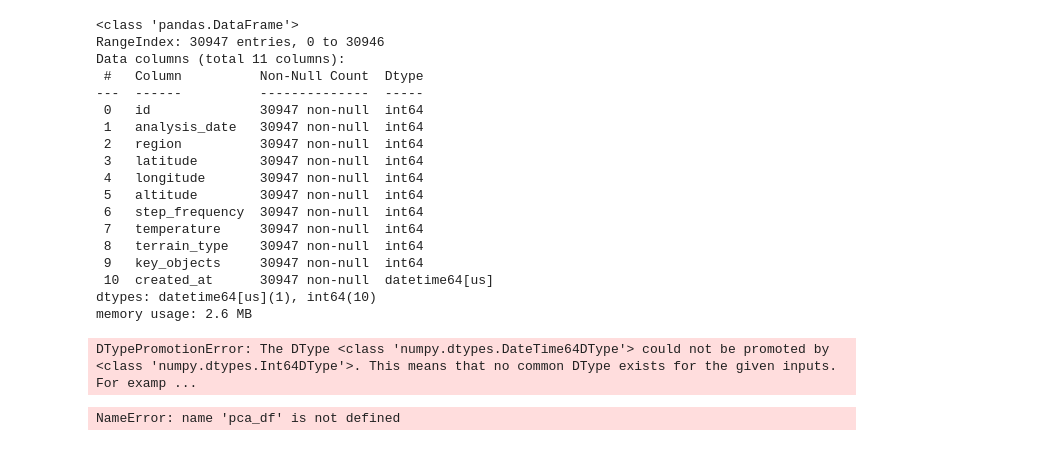
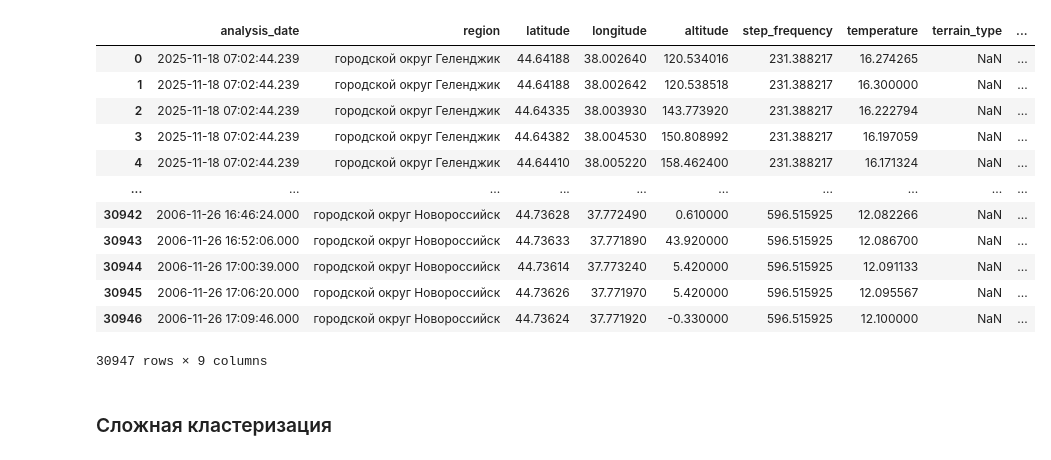
Before and after one commit to HungryArthur/champ, a Jupyter notebook: module_B/Report.ipynb, the cells around one changed output. Drawn from its saved outputs; the diff is of its cells as text; code cells hidden in the pictures.

```diff
--- a/module_B/Report.ipynb
+++ b/module_B/Report.ipynb
@@ -60,0 +54,6 @@ memory usage: 2.8 MB
+# %%
+mealt = (df.altitude.max() - df.altitude.min()) / 2
+# %%
+msf = df.step_frequency.max()
+# %%
+df["difficult"] = df.apply(lambda x: (x["terrain_type"] == 0) * 2 + (x["mountain_peak"]) * 4 + round(abs(mealt-x["altitude"])/mealt*2, 2) + (x["mountain_peak"]) * 4 + round((msf-x["step_frequency"])/msf, 2), axis=1)
@@ -118,2 +126,2 @@ def KMN(df, pca_2d, n_clusters):
 # %%
-df_for_pca = df.drop("track_id", axis=1)
+df_for_danger = df.drop(["track_point_id", "day", "time", "longitude", "latitude", "track_id", "none", "road", "building", "bridge", "difficult"], axis=1)
@@ -178,25 +128,18 @@ df_for_pca.drop(columns=["created_at", "id"])
-# %%
-df_for_pca.info()
-# %% [output]
-<class 'pandas.DataFrame'>
-RangeIndex: 30947 entries, 0 to 30946
-Data columns (total 11 columns):
- #   Column          Non-Null Count  Dtype
----  ------          --------------  -----
- 0   id              30947 non-null  int64
- 1   analysis_date   30947 non-null  int64
- 2   region          30947 non-null  int64
- 3   latitude        30947 non-null  int64
- 4   longitude       30947 non-null  int64
- 5   altitude        30947 non-null  int64
- 6   step_frequency  30947 non-null  int64
- 7   temperature     30947 non-null  int64
- 8   terrain_type    30947 non-null  int64
- 9   key_objects     30947 non-null  int64
- 10  created_at      30947 non-null  datetime64[us]
-dtypes: datetime64[us](1), int64(10)
-memory usage: 2.6 MB
-# %%
-pca_df = pca2(df_for_pca)
-# %% [output]
-DTypePromotionError: The DType <class 'numpy.dtypes.DateTime64DType'> could not be promoted by <class 'numpy.dtypes.Int64DType'>. This means that no common DType exists for the given inputs. For examp ...
+# %%
+danger_df = pca2(df_for_danger)
+# %% [output]
+|  | analysis_date | region | latitude | longitude | altitude | step_frequency | temperature | terrain_type | ... |
+| 0 | 2025-11-18 07:02:44.239 | городской округ Геленджик | 44.64188 | 38.002640 | 120.534016 | 231.388217 | 16.274265 | NaN | ... |
+| 1 | 2025-11-18 07:02:44.239 | городской округ Геленджик | 44.64188 | 38.002642 | 120.538518 | 231.388217 | 16.300000 | NaN | ... |
+| 2 | 2025-11-18 07:02:44.239 | городской округ Геленджик | 44.64335 | 38.003930 | 143.773920 | 231.388217 | 16.222794 | NaN | ... |
+| 3 | 2025-11-18 07:02:44.239 | городской округ Геленджик | 44.64382 | 38.004530 | 150.808992 | 231.388217 | 16.197059 | NaN | ... |
+| 4 | 2025-11-18 07:02:44.239 | городской округ Геленджик | 44.64410 | 38.005220 | 158.462400 | 231.388217 | 16.171324 | NaN | ... |
+| ... | ... | ... | ... | ... | ... | ... | ... | ... | ... |
+| 30942 | 2006-11-26 16:46:24.000 | городской округ Новороссийск | 44.73628 | 37.772490 | 0.610000 | 596.515925 | 12.082266 | NaN | ... |
+| 30943 | 2006-11-26 16:52:06.000 | городской округ Новороссийск | 44.73633 | 37.771890 | 43.920000 | 596.515925 | 12.086700 | NaN | ... |
+| 30944 | 2006-11-26 17:00:39.000 | городской округ Новороссийск | 44.73614 | 37.773240 | 5.420000 | 596.515925 | 12.091133 | NaN | ... |
+| 30945 | 2006-11-26 17:06:20.000 | городской округ Новороссийск | 44.73626 | 37.771970 | 5.420000 | 596.515925 | 12.095567 | NaN | ... |
+| 30946 | 2006-11-26 17:09:46.000 | городской округ Новороссийск | 44.73624 | 37.771920 | -0.330000 | 596.515925 | 12.100000 | NaN | ... |
+30947 rows × 9 columns
+# %% [markdown]
+### Сложная кластеризация
@@ -203,4 +150,2 @@ DTypePromotionError: The DType <class 'numpy.dtypes.DateTime64DType'> could not
 # %%
-elbow(pca_df)
+elbow(difficult_df)
-# %% [output]
-NameError: name 'pca_df' is not defined
```
Also changed, not shown: parts of 28 cells of this notebook, 32 other files.
